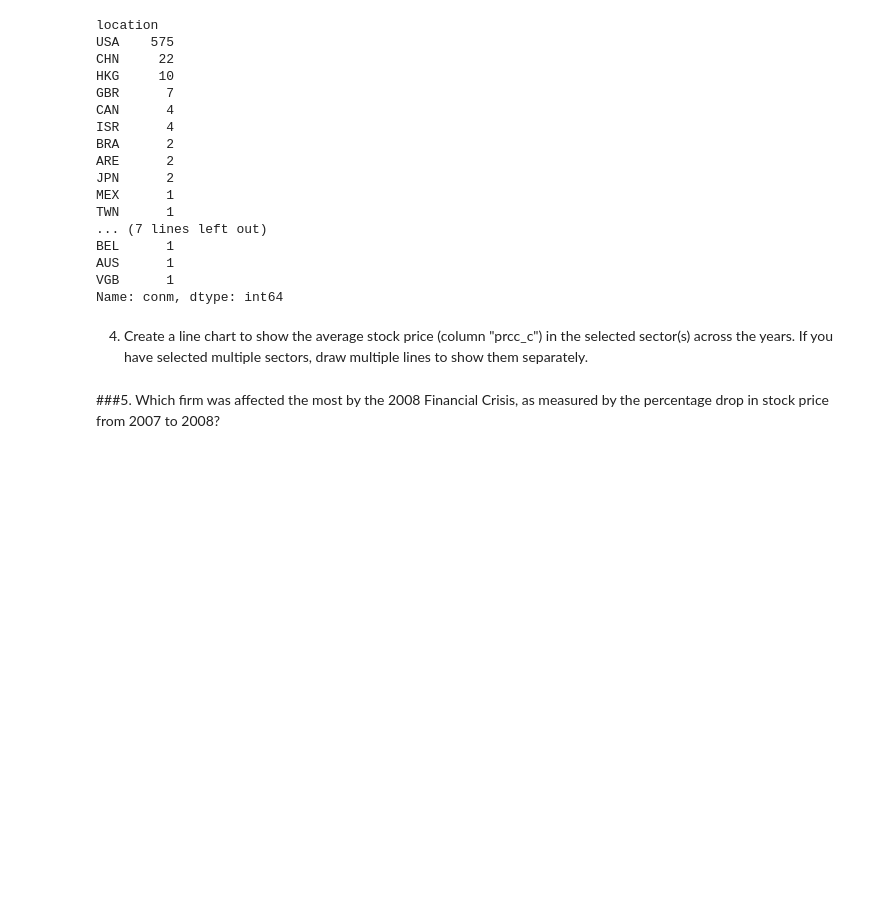
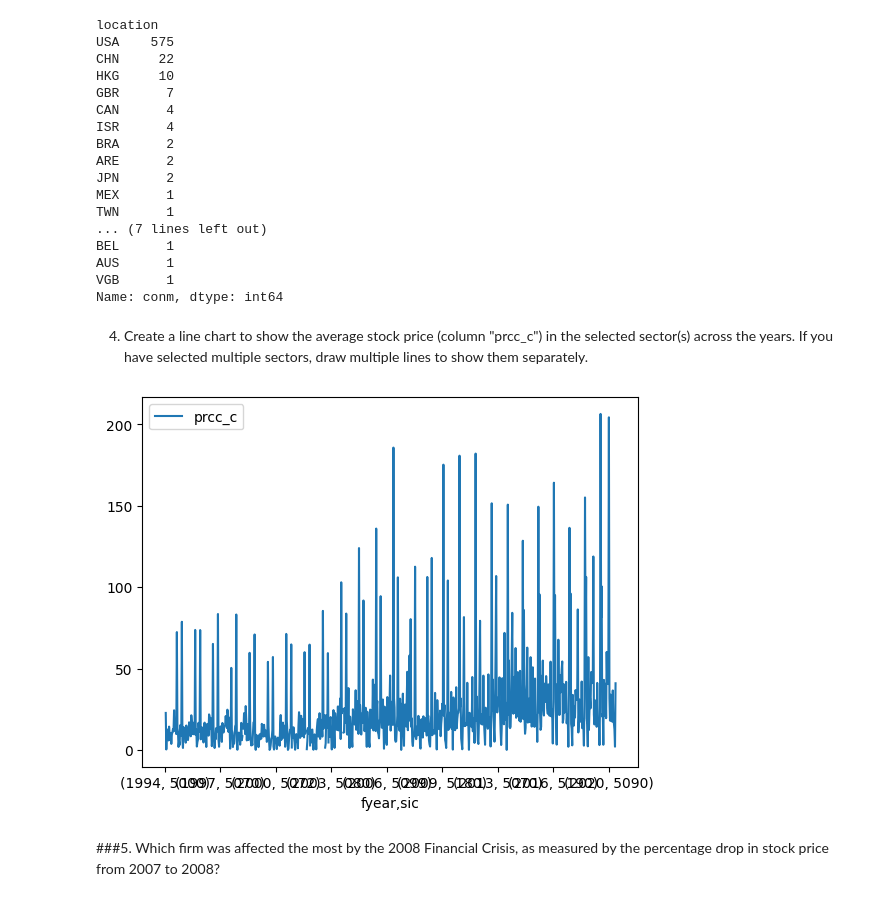
Before and after one commit to ChetanSarda99/BAIT508_GroupProject, a Jupyter notebook: chetan_project.ipynb, the cells around one changed output. Drawn from its saved outputs; the diff is of its cells as text; code cells hidden in the pictures; blank space fills up the shorter version.

```diff
--- a/chetan_project.ipynb
+++ b/chetan_project.ipynb
@@ -119,9 +125,11 @@ Name: conm, dtype: int64
 # %% [markdown]
 4.	Create a line chart to show the average stock price (column "prcc_c") in the selected sector(s) across the years. If you have selected multiple sectors, draw multiple lines to show them separately.
 # %%
+#graph mean prcc_c for each year and each sic code in the wholesale industry
 
-#graph for each pof the sic
-# mean_prcc_sic_year = fname_industries.groupby('fyear')['prcc_c'].mean().plot(legend=True)
+mean_prcc_sic_year = fname_industries.groupby(['fyear','sic'])['prcc_c'].mean().plot(legend=True)
+# %% [output]
+[figure, added]
 # %% [markdown]
 ###5.	Which firm was affected the most by the 2008 Financial Crisis, as measured by the percentage drop in stock price from 2007 to 2008?
 # %%
```
Also changed, not shown: parts of 19 cells of this notebook, 6 other files.
